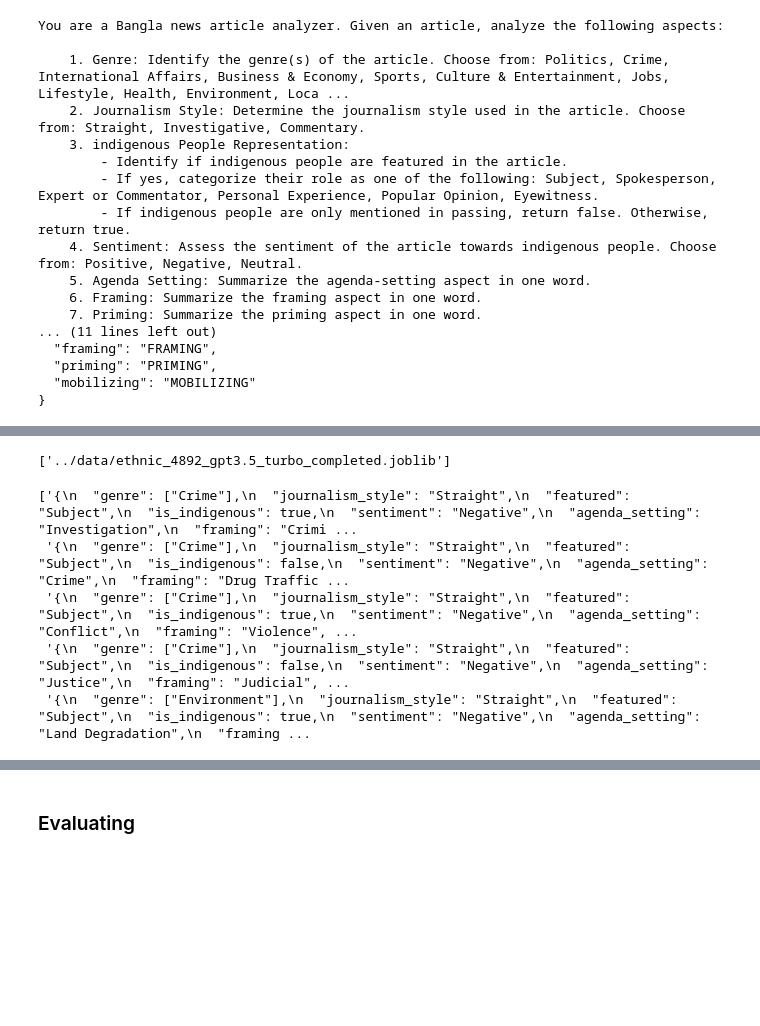
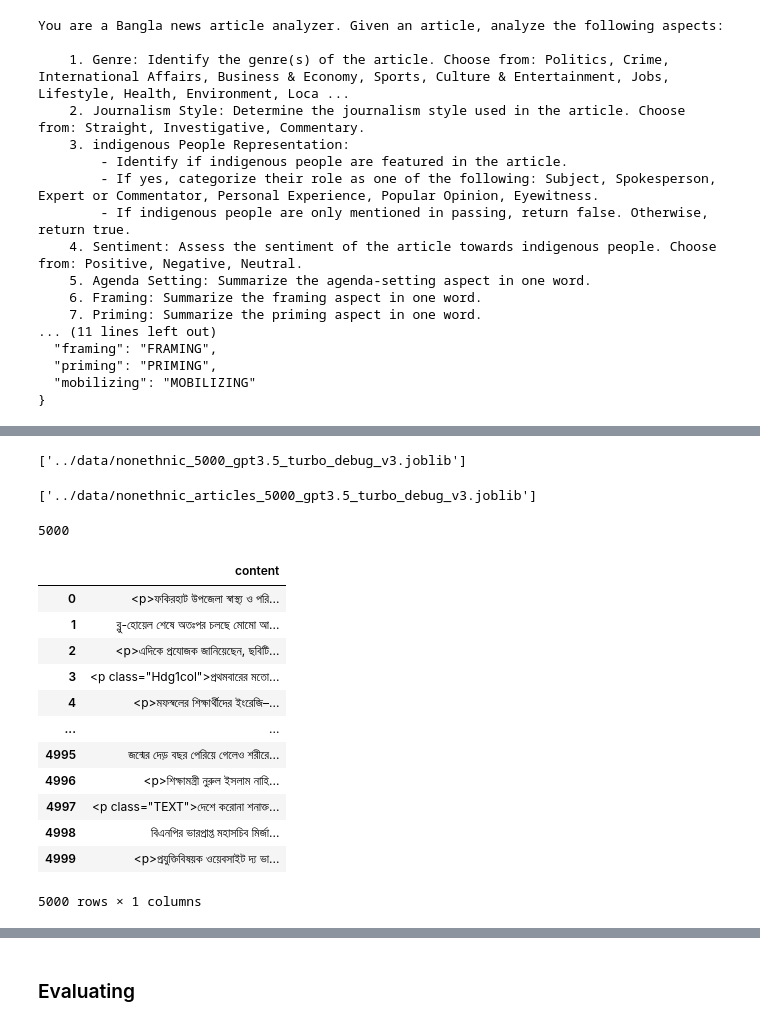
Before and after one commit to abj-paul/Representation-Discrimination-of-Ethnic-People-in-Bangladesh, a Jupyter notebook: few-shot-classification/ChatGPT Turbo.ipynb, the cells around one changed output, grey strips where cells are left out. Drawn from its saved outputs; the diff is of its cells as text; code cells hidden in the pictures; blank space fills up the shorter version.

```diff
--- a/few-shot-classification/ChatGPT Turbo.ipynb
+++ b/few-shot-classification/ChatGPT Turbo.ipynb
@@ -9,6 +9,10 @@ N = 4892
 # %%
 import pandas as pd
-ethnic_df = pd.read_csv("../data/ethnic_dataset_4893_after_removing_rakhain.csv")
-ethnic_df.drop(["Unnamed: 0"], axis=1, inplace=True)
-ethnic_df
+import joblib
+import random
+random.seed(42)
+nonethnic_articles = joblib.load("../data/nonethnic_dataset_100k.joblib")
+articles = random.sample(nonethnic_articles, N)
+print(len(articles))
+articles[:2]
 # %% [output]
@@ -151,5 +152,9 @@ Checkpoint saved at index 1200
 # %%
 import joblib
-joblib.dump(responses, f"../data/ethnic_{N}_gpt3.5_turbo_{EXPERIMENT_IDENTIFIER}.joblib")
+joblib.dump(responses, f"../data/nonethnic_{N}_gpt3.5_turbo_{EXPERIMENT_IDENTIFIER}_v3.joblib")
 # %% [output]
-['../data/ethnic_4892_gpt3.5_turbo_completed.joblib']
+['../data/nonethnic_5000_gpt3.5_turbo_debug_v3.joblib']
+# %%
+joblib.dump(articles, f"../data/nonethnic_articles_{N}_gpt3.5_turbo_{EXPERIMENT_IDENTIFIER}_v3.joblib")
+# %% [output]
+['../data/nonethnic_articles_5000_gpt3.5_turbo_debug_v3.joblib']
@@ -156,11 +164,25 @@ joblib.dump(responses, f"../data/ethnic_{N}_gpt3.5_turbo_{EXPERIMENT_IDENTIFIER}
 # %%
-responses[:5]
+len(responses)
 # %% [output]
-['{\n  "genre": ["Crime"],\n  "journalism_style": "Straight",\n  "featured": "Subject",\n  "is_indigenous": true,\n  "sentiment": "Negative",\n  "agenda_setting": "Investigation",\n  "framing": "Crimi ...
- '{\n  "genre": ["Crime"],\n  "journalism_style": "Straight",\n  "featured": "Subject",\n  "is_indigenous": false,\n  "sentiment": "Negative",\n  "agenda_setting": "Crime",\n  "framing": "Drug Traffic ...
- '{\n  "genre": ["Crime"],\n  "journalism_style": "Straight",\n  "featured": "Subject",\n  "is_indigenous": true,\n  "sentiment": "Negative",\n  "agenda_setting": "Conflict",\n  "framing": "Violence", ...
- '{\n  "genre": ["Crime"],\n  "journalism_style": "Straight",\n  "featured": "Subject",\n  "is_indigenous": false,\n  "sentiment": "Negative",\n  "agenda_setting": "Justice",\n  "framing": "Judicial", ...
- '{\n  "genre": ["Environment"],\n  "journalism_style": "Straight",\n  "featured": "Subject",\n  "is_indigenous": true,\n  "sentiment": "Negative",\n  "agenda_setting": "Land Degradation",\n  "framing ...
+5000
+# %%
+ethnic_sample_df = pd.DataFrame(articles)
+ethnic_sample_df.columns = ["content"]
+ethnic_sample_df
+# %% [output]
+|  | content |
+| 0 | <p>ফকিরহাট উপজেলা স্বাস্থ্য ও পরি... |
+| 1 | ব্লু-হোয়েল শেষে অতঃপর চলছে মোমো আ... |
+| 2 | <p>এদিকে প্রযোজক জানিয়েছেন, ছবিটি... |
+| 3 | <p class="Hdg1col">প্রথমবারের মতো... |
+| 4 | <p>মফস্বলের শিক্ষার্থীদের ইংরেজি–... |
+| ... | ... |
+| 4995 | জন্মের দেড় বছর পেরিয়ে গেলেও শরীরে... |
+| 4996 | <p>শিক্ষামন্ত্রী নুরুল ইসলাম নাহি... |
+| 4997 | <p class="TEXT">দেশে করোনা শনাক্ত... |
+| 4998 | বিএনপির ভারপ্রাপ্ত মহাসচিব মির্জা... |
+| 4999 | <p>প্রযুক্তিবিষয়ক ওয়েবসাইট দ্য ভা... |
+5000 rows × 1 columns
 # %%
 import re
 
```
Also changed, not shown: parts of 12 cells of this notebook, 4 other files.
